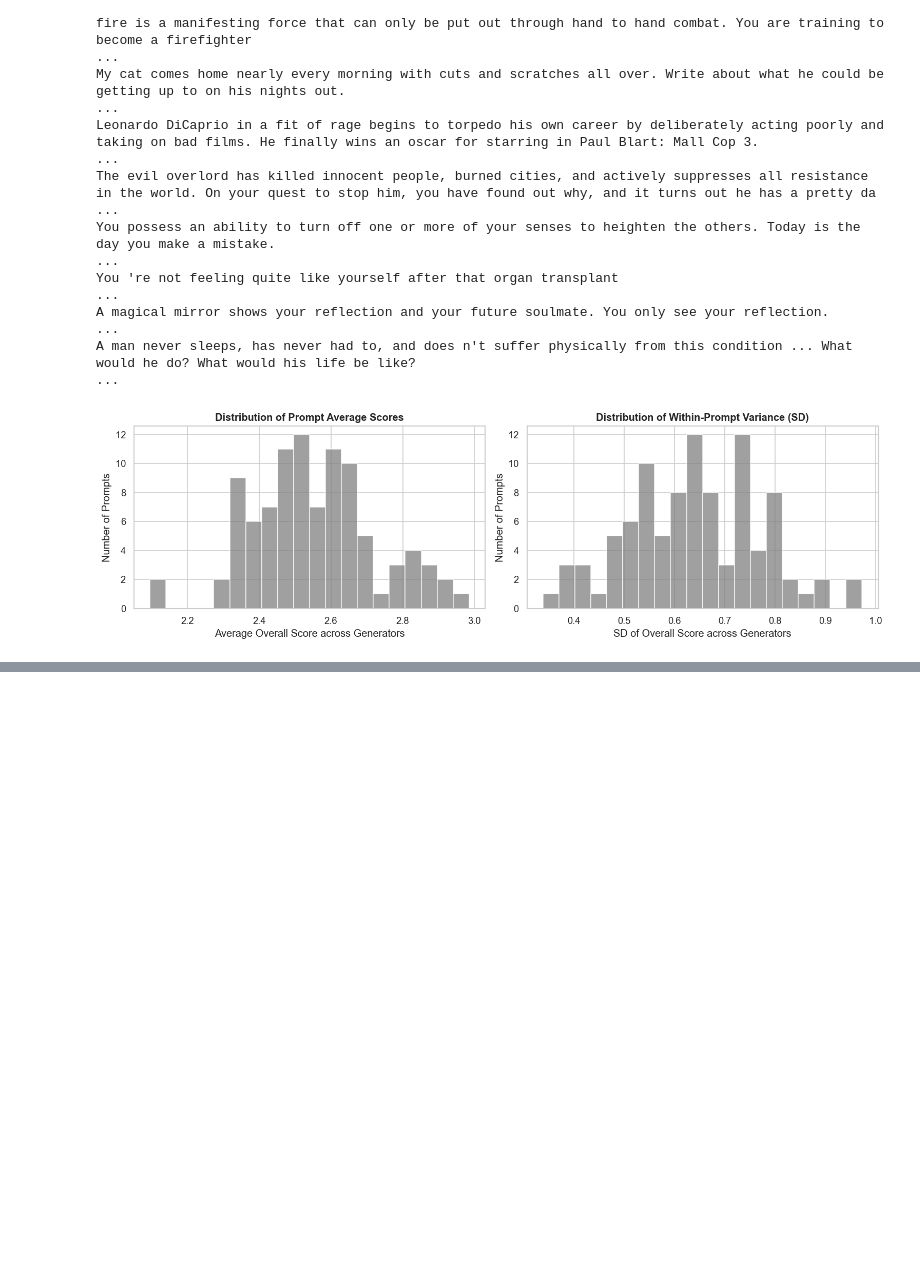
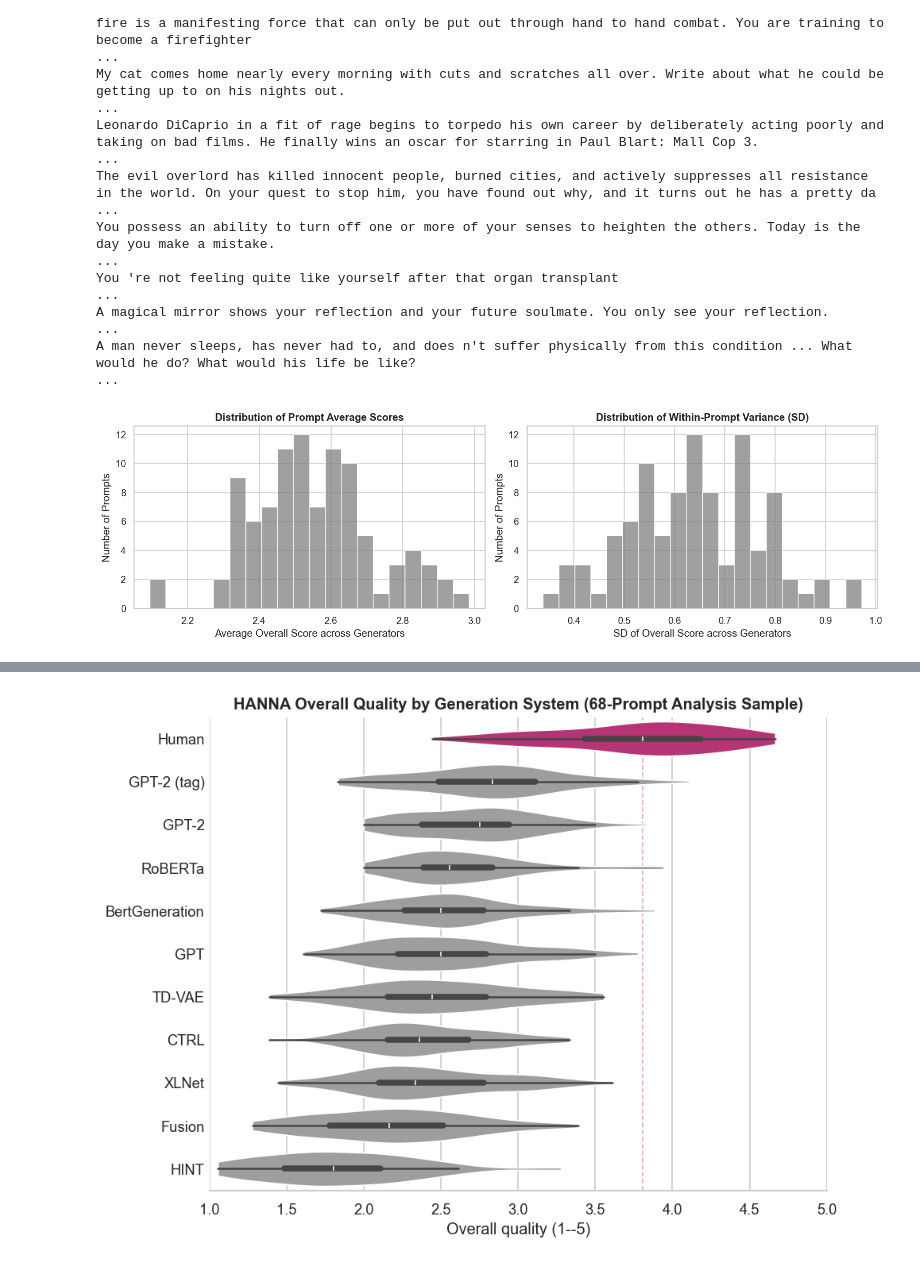
Before and after one commit to thwinner/llm-linguistic-diversity, a Jupyter notebook: data_description/descriptive_analysis_hanna.ipynb, the cells around one changed output, grey strips where cells are left out. Saved outputs shown, nothing was run; the diff lists cells and outputs as text; code cells hidden in the pictures; blank space fills up the shorter version.

Commit message:
Data Description revised for Hanna, Liteval and generated data

```diff
--- a/data_description/descriptive_analysis_hanna.ipynb
+++ b/data_description/descriptive_analysis_hanna.ipynb
@@ -300,0 +303,20 @@ plt.show()
+# %%
+# Load the primary 68-prompt quality-analysis sample by Story ID
+# (exported directly from hanna_quality_analysis.ipynb -- no prompt-text matching needed).
+from pathlib import Path
+
+QUALITY_SAMPLE_IDS_PATH = Path('../quality/results/hanna_quality_sample_story_ids.csv')
+if not QUALITY_SAMPLE_IDS_PATH.exists():
+    raise FileNotFoundError(
+        'Run hanna_quality_analysis.ipynb first so that '
+        f'{QUALITY_SAMPLE_IDS_PATH} is available.'
+    )
+
+quality_sample_ids = pd.read_csv(QUALITY_SAMPLE_IDS_PATH)['Story ID']
+quality_stories = stories.loc[stories['Story ID'].isin(quality_sample_ids)].copy()
+
+print(f'Primary HANNA quality sample: {quality_stories["Prompt"].nunique()} prompts, '
+      f'{len(quality_stories)} model stories, {quality_stories["Model"].nunique()} generators')
+
+assert quality_stories['Prompt'].nunique() == 68, 'Expected 68 primary-analysis prompts.'
+assert len(quality_stories) == 680, 'Expected 680 model stories in the primary HANNA sample.'
@@ -300,0 +358,62 @@ plt.show()
+# %%
+# Overall quality distribution by generation system in the primary HANNA sample,
+# with the Human continuations of the same 68 prompts shown as a reference category.
+human_quality_stories = stories.loc[
+    (stories['Model'] == 'Human')
+    & stories['Prompt'].isin(quality_stories['Prompt'].unique())
+].copy()
+
+plot_stories = pd.concat([quality_stories, human_quality_stories], ignore_index=True)
+
+# Sort by median quality (descending) rather than a fixed/alphabetical order --
+# Human ends up on top on its own merits, and the ranking reads directly off the axis.
+quality_generator_order = (
+    plot_stories.groupby('Model')['Overall']
+    .median()
+    .sort_values(ascending=False)
+    .index.tolist()
+)
+quality_palette = [GENERATOR_COLORS.get(g, MT_COLOR) for g in quality_generator_order]
+
+fig, ax = plt.subplots(figsize=(8, 6))
+sns.violinplot(
+    data=plot_stories,
+    x='Overall',
+    y='Model',
+    order=quality_generator_order,
+    hue='Model',
+    hue_order=quality_generator_order,
+    palette=quality_palette,
+    legend=False,
+    inner='box',
+    cut=0,
+    linewidth=1,
+    density_norm='width',
+    ax=ax,
+)
+for coll in ax.collections:
+    coll.set_edgecolor('white')
+
+ax.axvline(
+    human_quality_stories['Overall'].median(),
+    color=HT_COLOR, linestyle='--', linewidth=1, alpha=0.4, zorder=0,
+)
+
+ax.set_title(
+    'HANNA Overall Quality by Generation System (68-Prompt Analysis Sample)',
+    fontweight='bold',
+)
+ax.set_xlabel('Overall quality (1--5)')
+ax.set_ylabel('')
+ax.set_xlim(1, 5)
+sns.despine(left=True)
+ax.tick_params(axis='y', length=0)
+plt.tight_layout()
+plt.savefig(
+    '../figures/data_description/hanna_quality_overall_by_generator_primary_sample.png',
+    dpi=300,
+    bbox_inches='tight',
+)
+plt.show()
+# %% [output]
+[figure, added]
```
Also changed, not shown: parts of 3 cells of this notebook, 35 other files.
